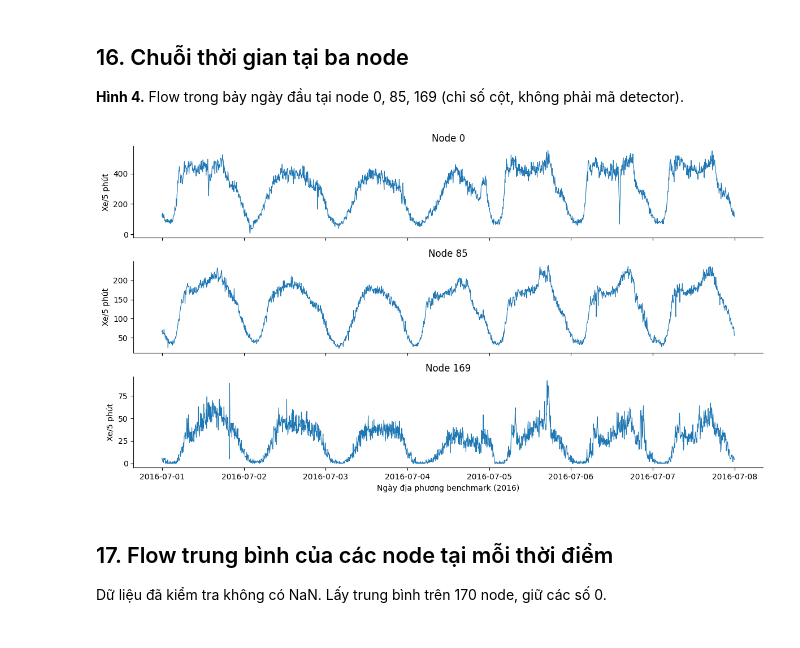
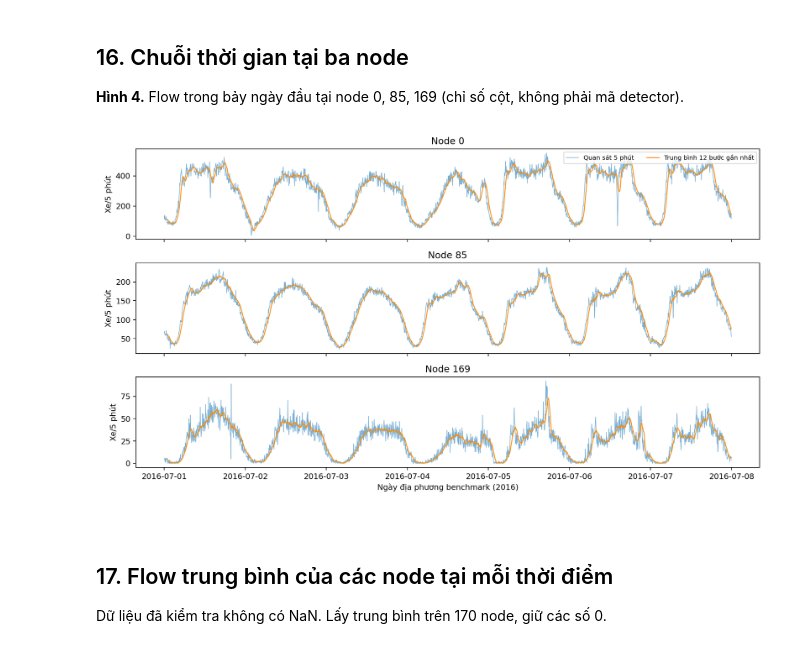
Before and after one commit to hnahk05/predictiveDA, a Jupyter notebook: notebooks/PEMS08_EDA.ipynb, the cells around one changed output. Cells and saved outputs as stored; diff of their text form; code cells hidden in the pictures.

```diff
--- a/notebooks/PEMS08_EDA.ipynb
+++ b/notebooks/PEMS08_EDA.ipynb
@@ -226,19 +226,23 @@ Số ngày: 62.0
 # %%
 nodes = [0, 85, 169]
 number_of_steps = 7 * 288  # 7 ngày, mỗi ngày 288 bước 5 phút
 
 fig, axes = plt.subplots(3, 1, figsize=(12, 7), sharex=True)
 for ax, node in zip(axes, nodes):
-    ax.plot(time[:number_of_steps], flow[:number_of_steps, node], linewidth=0.8)
+    ax.plot(time[:number_of_steps], flow[:number_of_steps, node], linewidth=0.7, alpha=0.6, label='Quan sát 5 phút')
+    hourly = pd.Series(flow[:number_of_steps, node]).rolling(12, min_periods=12).mean()
+    ax.plot(time[:number_of_steps], hourly, color='darkorange', linewidth=1.1, label='Trung bình 12 bước gần nhất')
+    if node == nodes[0]:
+        ax.legend(loc='upper right', ncol=2, fontsize=8)
     ax.set_title('Node ' + str(node))
     ax.set_ylabel('Xe/5 phút')
 axes[-1].set_xlabel('Ngày địa phương benchmark (2016)')
 fig.tight_layout(rect=[0, 0.05, 1, 1])
 fig.savefig(OUTPUT / '04_node_timeseries.png', dpi=180)
 plt.show()
 plt.close()
 # %% [output]
-[figure, old version]
+[figure, new version]
 # %% [markdown]
 ## 17. Flow trung bình của các node tại mỗi thời điểm
 
```
Also changed, not shown: parts of 12 cells of this notebook, 23 other files.
